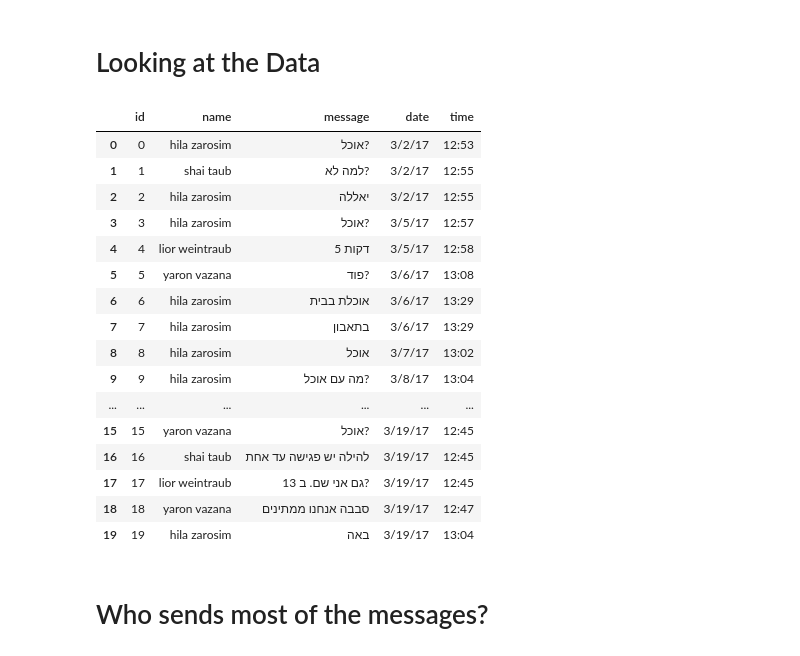
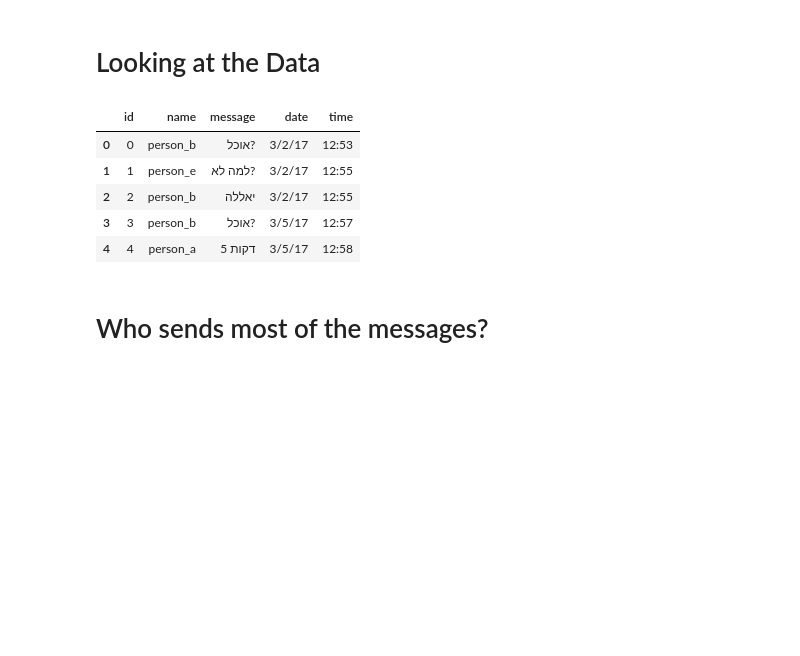
Before and after one commit to yaronv/Python-Notebooks, a Jupyter notebook: whatsapp-chatbot/whatsapp-experiment.ipynb, the cells around one changed output. Cells and saved outputs as stored; diff of their text form; code cells hidden in the pictures; blank space fills up the shorter version.

```diff
--- a/whatsapp-chatbot/whatsapp-experiment.ipynb
+++ b/whatsapp-chatbot/whatsapp-experiment.ipynb
@@ -87,25 +87,14 @@ df = chat.init()
 # %% [markdown]
 # Looking at the Data
 # %%
-df.head(20)
+df.head(5)
 # %% [output]
 |  | id | name | message | date | time |
-| 0 | 0 | hila zarosim | אוכל? | 3/2/17 | 12:53 |
-| 1 | 1 | shai taub | למה לא? | 3/2/17 | 12:55 |
-| 2 | 2 | hila zarosim | יאללה | 3/2/17 | 12:55 |
-| 3 | 3 | hila zarosim | אוכל? | 3/5/17 | 12:57 |
-| 4 | 4 | lior weintraub | 5 דקות | 3/5/17 | 12:58 |
-| 5 | 5 | yaron vazana | פוד? | 3/6/17 | 13:08 |
-| 6 | 6 | hila zarosim | אוכלת בבית | 3/6/17 | 13:29 |
-| 7 | 7 | hila zarosim | בתאבון | 3/6/17 | 13:29 |
-| 8 | 8 | hila zarosim | אוכל | 3/7/17 | 13:02 |
-| 9 | 9 | hila zarosim | מה עם אוכל? | 3/8/17 | 13:04 |
-| ... | ... | ... | ... | ... | ... |
-| 15 | 15 | yaron vazana | אוכל? | 3/19/17 | 12:45 |
-| 16 | 16 | shai taub | להילה יש פגישה עד אחת | 3/19/17 | 12:45 |
-| 17 | 17 | lior weintraub | גם אני שם. ב 13? | 3/19/17 | 12:45 |
-| 18 | 18 | yaron vazana | סבבה אנחנו ממתינים | 3/19/17 | 12:47 |
-| 19 | 19 | hila zarosim | באה | 3/19/17 | 13:04 |
+| 0 | 0 | person_b | אוכל? | 3/2/17 | 12:53 |
+| 1 | 1 | person_e | למה לא? | 3/2/17 | 12:55 |
+| 2 | 2 | person_b | יאללה | 3/2/17 | 12:55 |
+| 3 | 3 | person_b | אוכל? | 3/5/17 | 12:57 |
+| 4 | 4 | person_a | 5 דקות | 3/5/17 | 12:58 |
 # %% [markdown]
 # Who sends most of the messages?
 # %%
```
Also changed, not shown: parts of 8 cells of this notebook, 7 other files.
